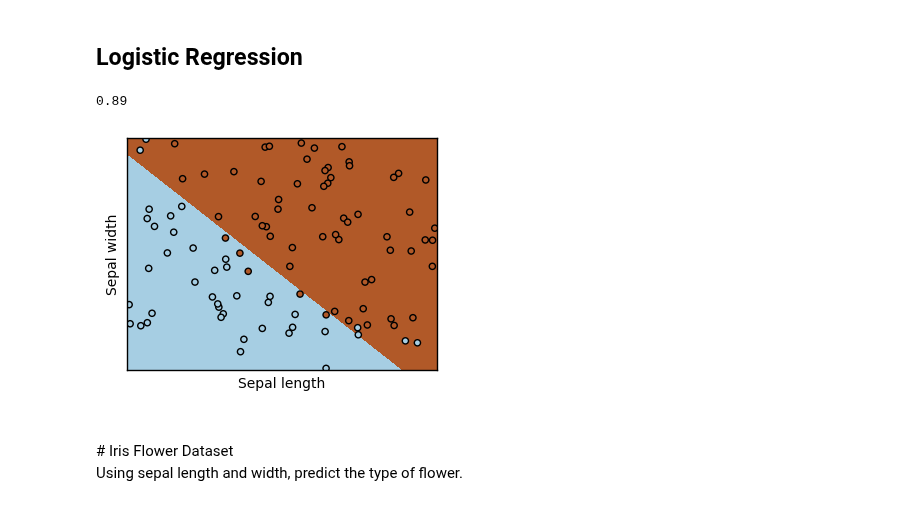
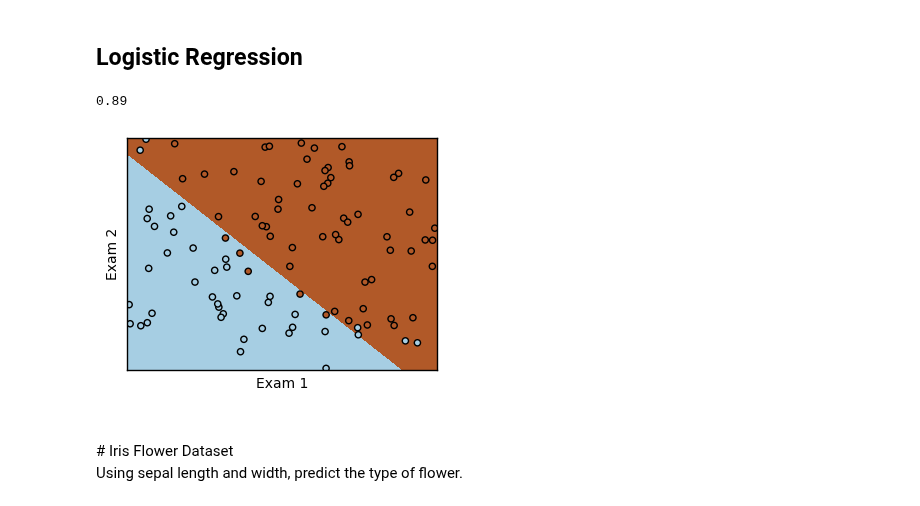
Before and after one commit to Mickael-Galliez/ml17s, a Jupyter notebook: lectures/lec09-logistic-regression-example.ipynb, the cells around one changed output. Drawn from its saved outputs; the diff is of its cells as text; code cells hidden in the pictures.

```diff
--- a/lectures/lec09-logistic-regression-example.ipynb
+++ b/lectures/lec09-logistic-regression-example.ipynb
@@ -92,36 +92,36 @@ h = .02  # step size in the mesh
 
 logreg = linear_model.LogisticRegression(C=1e5)
 
 # we create an instance of Neighbours Classifier and fit the data.
 logreg.fit(X, y)
 print(logreg.score(X,y))
 
 # Plot the decision boundary. For that, we will assign a color to each
 # point in the mesh [x_min, x_max]x[y_min, y_max].
 x_min, x_max = X[:, 0].min() - .5, X[:, 0].max() + .5
 y_min, y_max = X[:, 1].min() - .5, X[:, 1].max() + .5
 xx, yy = np.meshgrid(np.arange(x_min, x_max, h), np.arange(y_min, y_max, h))
 Z = logreg.predict(np.c_[xx.ravel(), yy.ravel()])
 
 # Put the result into a color plot
 Z = Z.reshape(xx.shape)
 plt.figure(1, figsize=(4, 3))
 plt.pcolormesh(xx, yy, Z, cmap=plt.cm.Paired)
 
 # Plot also the training points
 plt.scatter(X[:, 0], X[:, 1], c=y, edgecolors='k', cmap=plt.cm.Paired)
-plt.xlabel('Sepal length')
-plt.ylabel('Sepal width')
+plt.xlabel('Exam 1')
+plt.ylabel('Exam 2')
 
 plt.xlim(xx.min(), xx.max())
 plt.ylim(yy.min(), yy.max())
 plt.xticks(())
 plt.yticks(())
 
 plt.show()
 # %% [output]
 0.89
-[figure, old version]
+[figure, new version]
 # %% [markdown]
 <br>
 # Iris Flower Dataset
```
Also changed, not shown: parts of 3 cells of this notebook, 8 other files.
